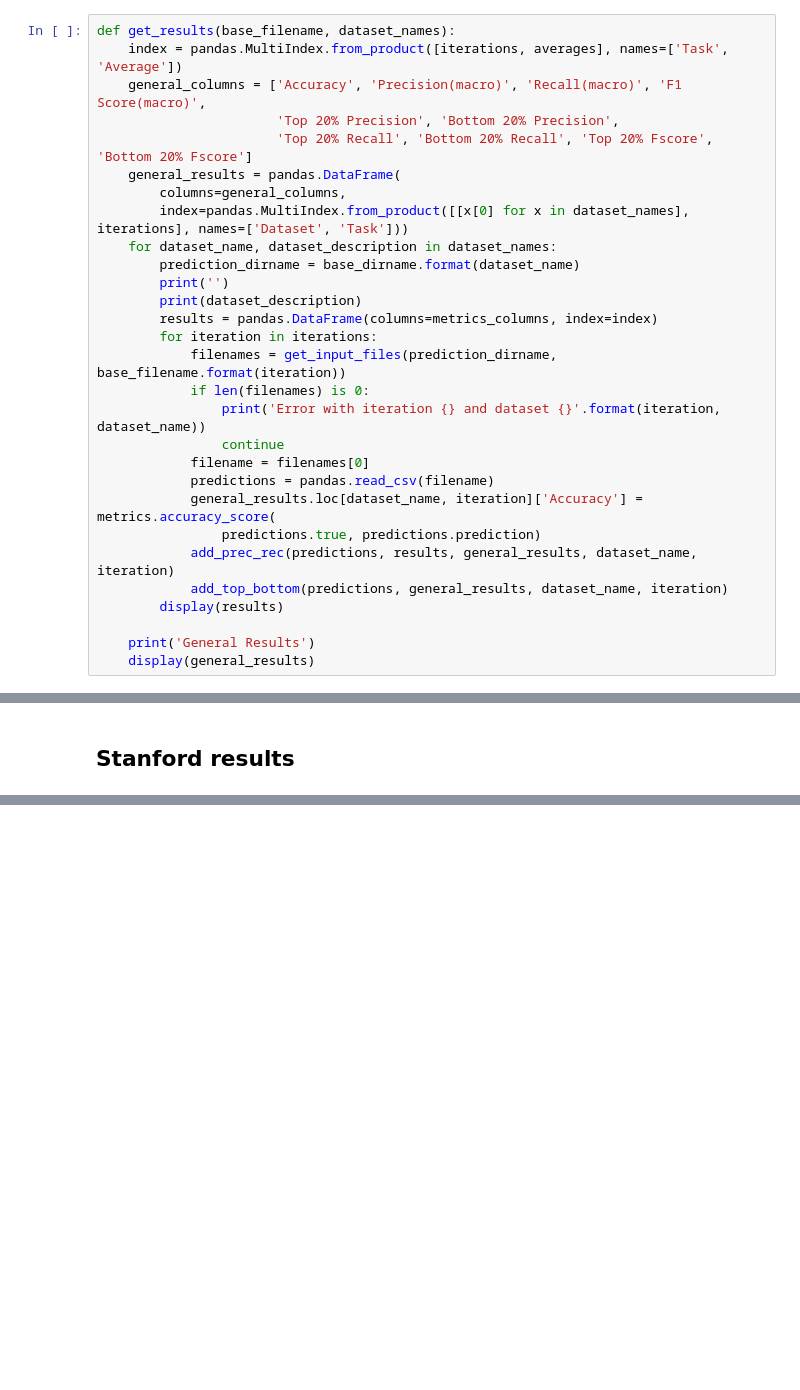
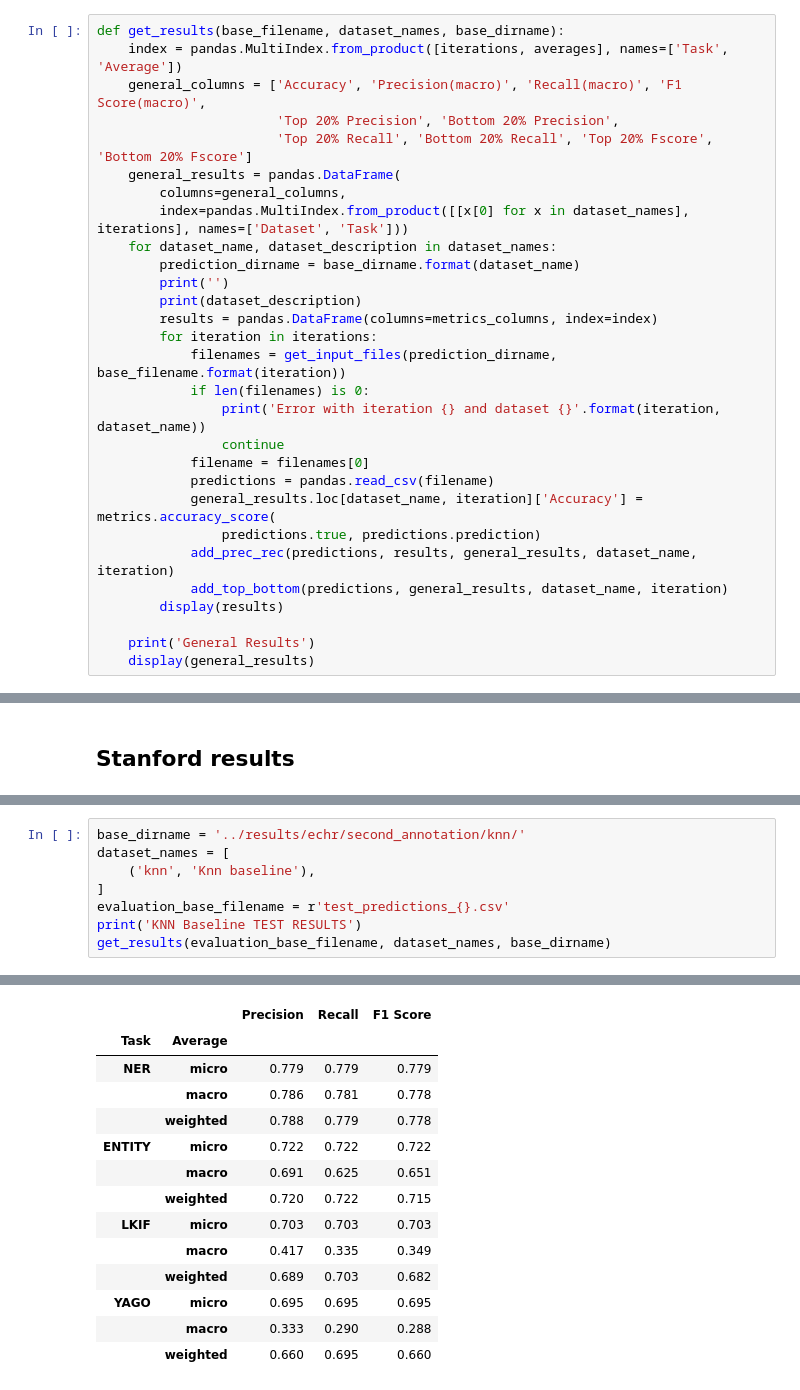
Before and after one commit to MIREL-UNC/mirel-scripts, a Jupyter notebook: Fast results.ipynb, the cells around one changed output, grey strips where cells are left out. Saved outputs shown, nothing was run; the diff lists cells and outputs as text; blank space fills up the shorter version.

```diff
--- a/Fast results.ipynb
+++ b/Fast results.ipynb
@@ -49,7 +48,7 @@ def add_top_bottom(predictions, general_results, dataset_name, iteration):
     general_results.loc[dataset_name, iteration][
         ['Bottom 20% Precision', 'Bottom 20% Recall', 'Bottom 20% Fscore']] = bottom_values
 # %%
-def get_results(base_filename, dataset_names):
+def get_results(base_filename, dataset_names, base_dirname):
     index = pandas.MultiIndex.from_product([iterations, averages], names=['Task', 'Average'])
     general_columns = ['Accuracy', 'Precision(macro)', 'Recall(macro)', 'F1 Score(macro)',
                        'Top 20% Precision', 'Bottom 20% Precision',
@@ -468,0 +430,9 @@ evaluation_results.csv  test.conll  train.conll
+# %%
+base_dirname = '../results/echr/second_annotation/knn/'
+dataset_names = [
+    ('knn', 'Knn baseline'),
+]
+evaluation_base_filename = r'test_predictions_{}.csv'
+print('KNN Baseline TEST RESULTS')
+get_results(evaluation_base_filename, dataset_names, base_dirname)
+# %% [output]
@@ -468,0 +442,14 @@ evaluation_results.csv  test.conll  train.conll
+|  |  | Precision | Recall | F1 Score |
+| Task | Average |  |  |  |
+| NER | micro | 0.779 | 0.779 | 0.779 |
+|  | macro | 0.786 | 0.781 | 0.778 |
+|  | weighted | 0.788 | 0.779 | 0.778 |
+| ENTITY | micro | 0.722 | 0.722 | 0.722 |
+|  | macro | 0.691 | 0.625 | 0.651 |
+|  | weighted | 0.720 | 0.722 | 0.715 |
+| LKIF | micro | 0.703 | 0.703 | 0.703 |
+|  | macro | 0.417 | 0.335 | 0.349 |
+|  | weighted | 0.689 | 0.703 | 0.682 |
+| YAGO | micro | 0.695 | 0.695 | 0.695 |
+|  | macro | 0.333 | 0.290 | 0.288 |
+|  | weighted | 0.660 | 0.695 | 0.660 |
```
Also changed, not shown: parts of 9 cells of this notebook.
